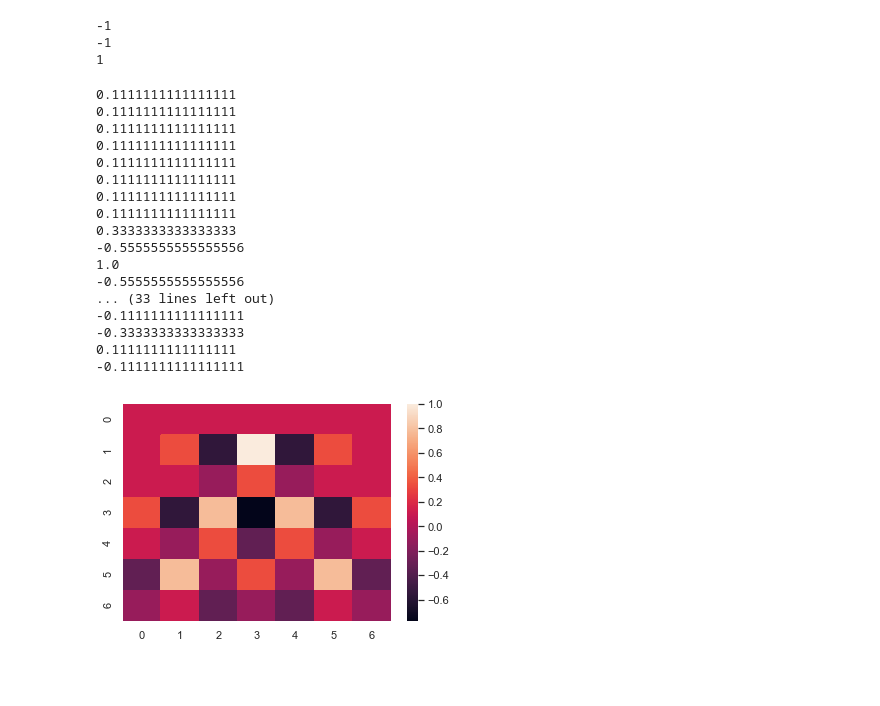
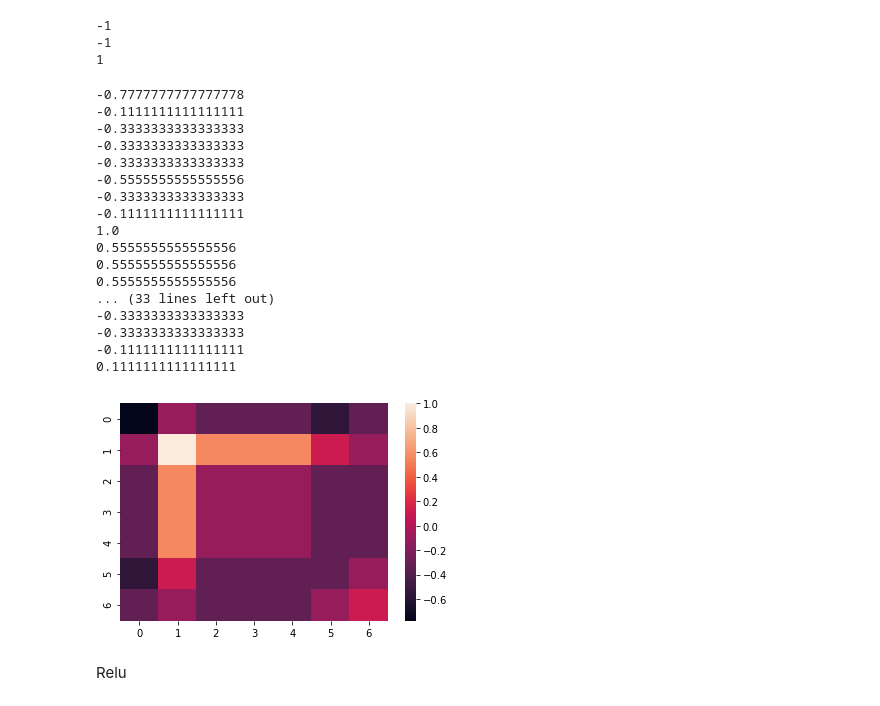
Before and after one commit to ybuchmeier/KI_Sem5, a Jupyter notebook: Uebungsblatt.ipynb, the cells around one changed output. Saved outputs shown, nothing was run; the diff lists cells and outputs as text; code cells hidden in the pictures; blank space fills up the shorter version.

Commit message:
added Pooling and Relu

```diff
--- a/Uebungsblatt.ipynb
+++ b/Uebungsblatt.ipynb
@@ -237,35 +228,3 @@ def kernel_iterate(kernel: list, bild: list):
             ziel.append([bild[g][h], bild[l][m], bild[n][o]])
             ziel.append([bild[p][q], bild[r][s], bild[t][u]])
     return ergebnis
-# %%
-ergebnis = kernel_iterate(kernel1, bild2)
-i = 0
-a = 0
-b = 7
-e1heat = []
-while i < 7:
-    e1heat.append(ergebnis[a:b])
-    a = a + 7
-    b = b + 7
-    i = i + 1
-e1heat
-e1 = sns.heatmap(e1heat)
-# %% [output]
-0.1111111111111111
-0.1111111111111111
-0.1111111111111111
-0.1111111111111111
-0.1111111111111111
-0.1111111111111111
-0.1111111111111111
-0.1111111111111111
-0.3333333333333333
--0.5555555555555556
-1.0
--0.5555555555555556
-... (33 lines left out)
--0.1111111111111111
--0.3333333333333333
-0.1111111111111111
--0.1111111111111111
-[figure, removed]
@@ -271,0 +247,34 @@ e1 = sns.heatmap(e1heat)
+# %%
+ergebnis = kernel_iterate(kernel3, bild1)
+i = 0
+a = 0
+b = 7
+e1heat = []
+while i < 7:
+    e1heat.append(ergebnis[a:b])
+    a = a + 7
+    b = b + 7
+    i = i + 1
+e1heat
+e1 = heatmap(e1heat)
+# %% [output]
+-0.7777777777777778
+-0.1111111111111111
+-0.3333333333333333
+-0.3333333333333333
+-0.3333333333333333
+-0.5555555555555556
+-0.3333333333333333
+-0.1111111111111111
+1.0
+0.5555555555555556
+0.5555555555555556
+0.5555555555555556
+... (33 lines left out)
+-0.3333333333333333
+-0.3333333333333333
+-0.1111111111111111
+0.1111111111111111
+[figure, added]
+# %% [markdown]
+Relu
```
Also changed, not shown: parts of 10 cells of this notebook.
